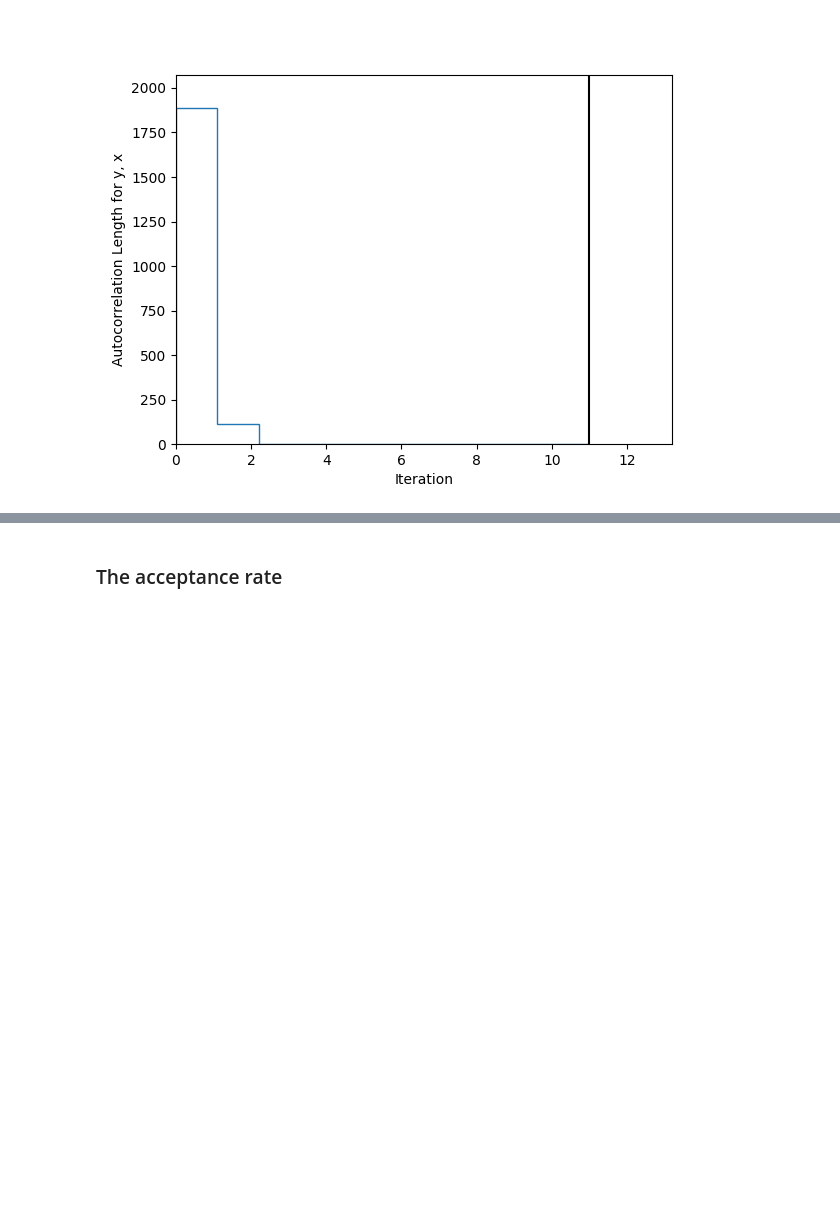
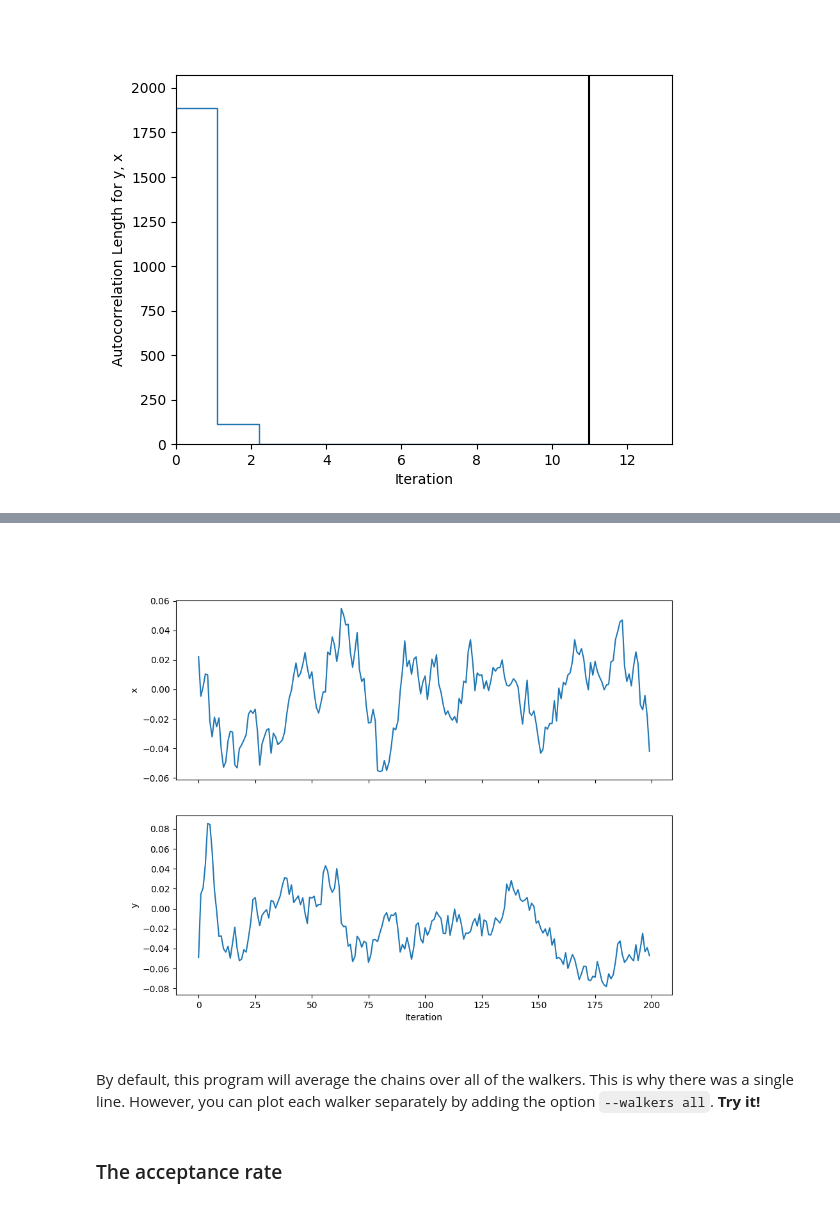
Before and after one commit to gwastro/PyCBCInferenceWorkshopMay2019, a Jupyter notebook: IntroToPyCBCInference1.ipynb, the cells around one changed output, grey strips where cells are left out. Saved outputs shown, nothing was run; the diff lists cells and outputs as text; code cells hidden in the pictures; blank space fills up the shorter version.

Commit message:
add chain plot to notebook

```diff
--- a/IntroToPyCBCInference1.ipynb
+++ b/IntroToPyCBCInference1.ipynb
@@ -250,3 +277,9 @@ Image(filename="plotacl.png", width=640, height=480)
+# %%
+Image(filename="samples_chain.png", width=640, height=480)
+# %% [output]
+[figure, added]
+# %% [markdown]
+By default, this program will average the chains over all of the walkers. This is why there was a single line. However, you can plot each walker separately by adding the option `--walkers all`. **Try it!**
 # %% [markdown]
 ### The acceptance rate
 # %% [markdown]
```
Also changed, not shown: parts of 14 cells of this notebook.
